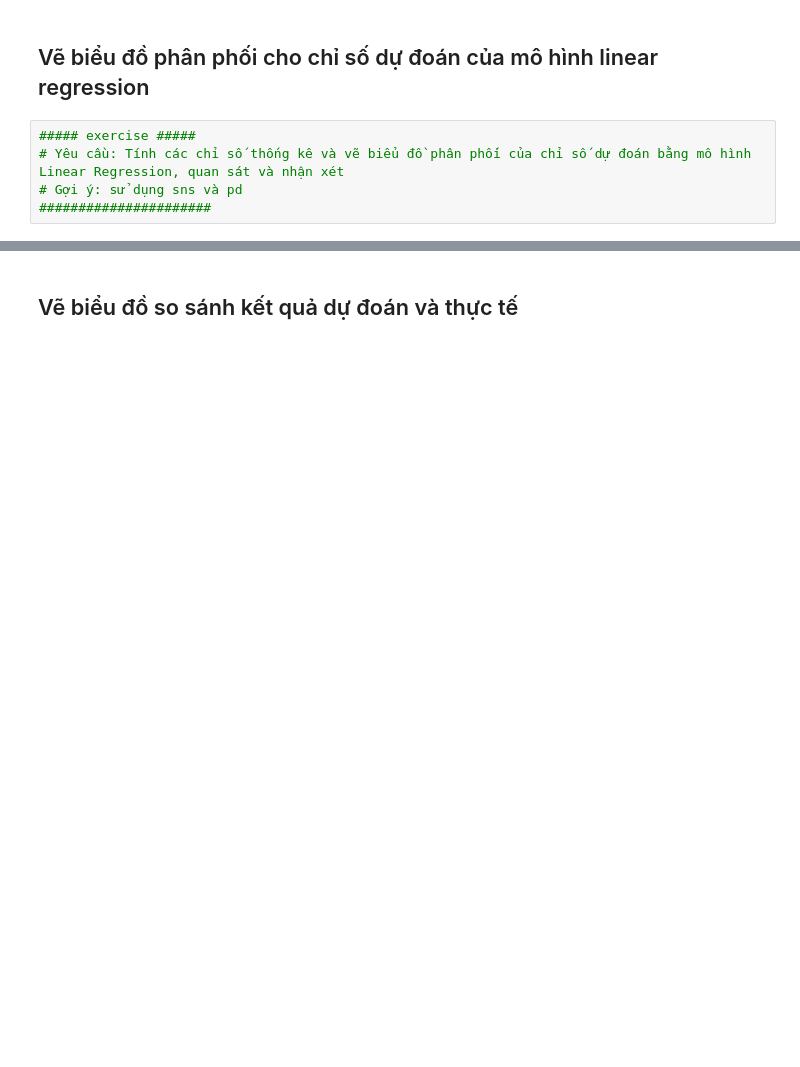
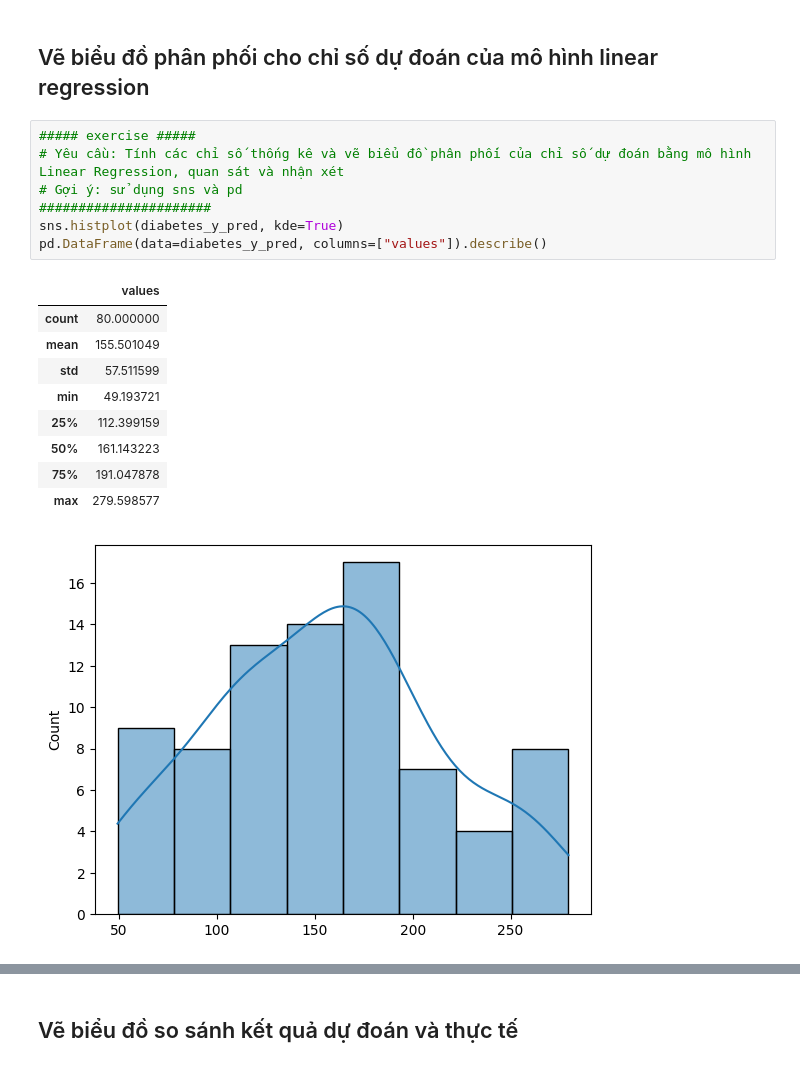
Before and after one commit to Thach375/Foundation-model-lab-PhamNgocThach-20235556, a Jupyter notebook: ML-exercises/Ex3/Practice/Practice1/Practice_1.ipynb, the cells around one changed output, grey strips where cells are left out. Drawn from its saved outputs; the diff is of its cells as text; blank space fills up the shorter version.

```diff
--- a/ML-exercises/Ex3/Practice/Practice1/Practice_1.ipynb
+++ b/ML-exercises/Ex3/Practice/Practice1/Practice_1.ipynb
@@ -254,5 +282,18 @@ pd.DataFrame(data=diabetes_y_test, columns=["values"]).describe()
 # %%
 ##### exercise #####
 # Yêu cầu: Tính các chỉ số thống kê và vẽ biểu đồ phân phối của chỉ số dự đoán bằng mô hình Linear Regression, quan sát và nhận xét
 # Gợi ý: sử dụng sns và pd
 ######################
+sns.histplot(diabetes_y_pred, kde=True)
+pd.DataFrame(data=diabetes_y_pred, columns=["values"]).describe()
+# %% [output]
+|  | values |
+| count | 80.000000 |
+| mean | 155.501049 |
+| std | 57.511599 |
+| min | 49.193721 |
+| 25% | 112.399159 |
+| 50% | 161.143223 |
+| 75% | 191.047878 |
+| max | 279.598577 |
+[figure, added]
```
Also changed, not shown: parts of 13 cells of this notebook.
